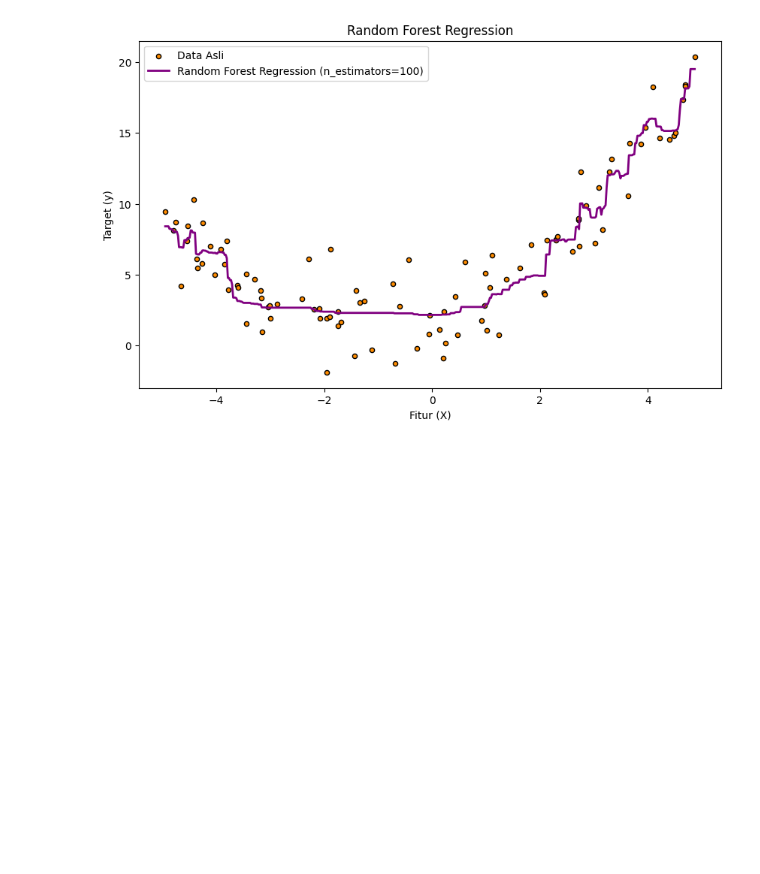
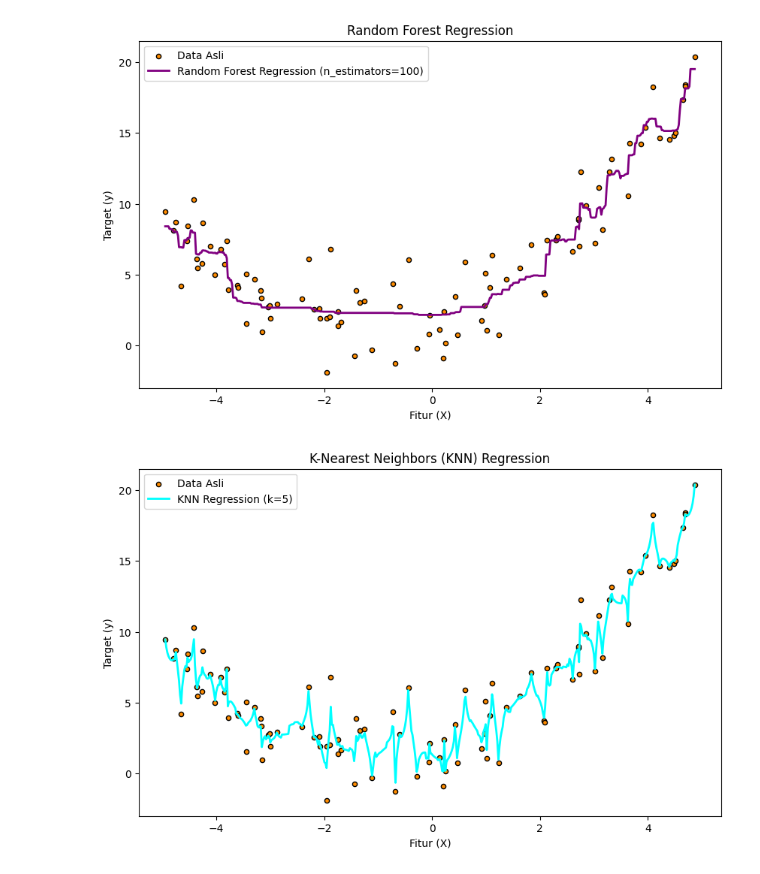
Before and after one commit to HansenDafa/machine-learning, a Jupyter notebook: supervised/regression/linear-regression/main.ipynb, the cells around one changed output. Drawn from its saved outputs; the diff is of its cells as text; code cells hidden in the pictures; blank space fills up the shorter version.

Commit message:
knn-regression

```diff
--- a/supervised/regression/linear-regression/main.ipynb
+++ b/supervised/regression/linear-regression/main.ipynb
@@ -279,3 +279,36 @@ plt.legend()
 plt.show()
 # %% [output]
 [figure]
+# %%
+from sklearn.neighbors import KNeighborsRegressor
+from sklearn.preprocessing import StandardScaler # KNN sensitif terhadap skala fitur
+
+# Scaling fitur (X) penting untuk KNN karena berbasis jarak
+scaler_x_knn = StandardScaler()
+X_scaled_knn = scaler_x_knn.fit_transform(X)
+X_plot_scaled_knn = scaler_x_knn.transform(X_plot)
+
+# Inisialisasi model KNN Regressor
+# n_neighbors (k): Jumlah tetangga yang dipertimbangkan
+# weights: 'uniform' (semua tetangga bobot sama) atau 'distance' (tetangga lebih dekat bobot lebih besar)
+n_neighbors = 5
+knn_reg_model = KNeighborsRegressor(n_neighbors=n_neighbors, weights='distance')
+
+# Melatih model (KNN tidak benar-benar 'melatih' dalam arti tradisional, ia hanya menyimpan data)
+# Menggunakan X yang sudah diskalakan, tapi y tetap asli
+knn_reg_model.fit(X_scaled_knn, y)
+
+# Membuat prediksi pada X_plot yang diskalakan
+y_knn_pred = knn_reg_model.predict(X_plot_scaled_knn)
+
+# Plot hasil
+plt.figure(figsize=(10, 6))
+plt.scatter(X, y, s=20, edgecolor="black", c="darkorange", label="Data Asli")
+plt.plot(X_plot, y_knn_pred, color="cyan", linewidth=2, label=f"KNN Regression (k={n_neighbors})")
+plt.xlabel("Fitur (X)")
+plt.ylabel("Target (y)")
+plt.title("K-Nearest Neighbors (KNN) Regression")
+plt.legend()
+plt.show()
+# %% [output]
+[figure, added]
```
